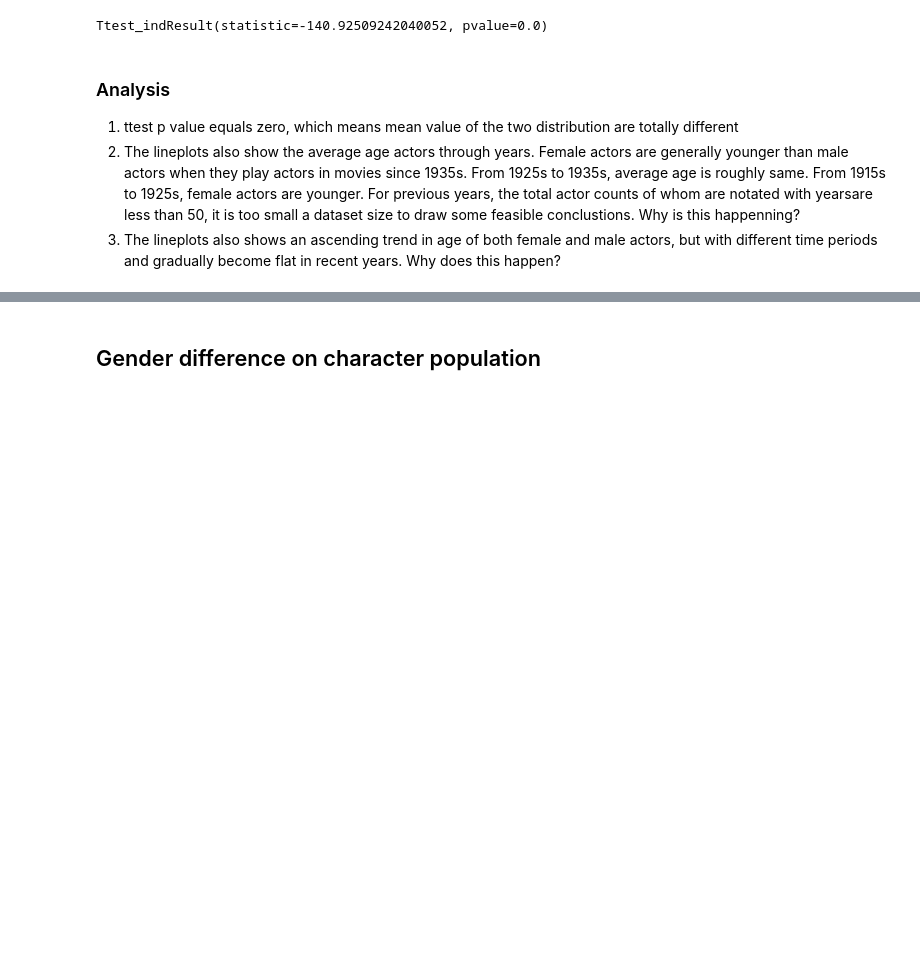
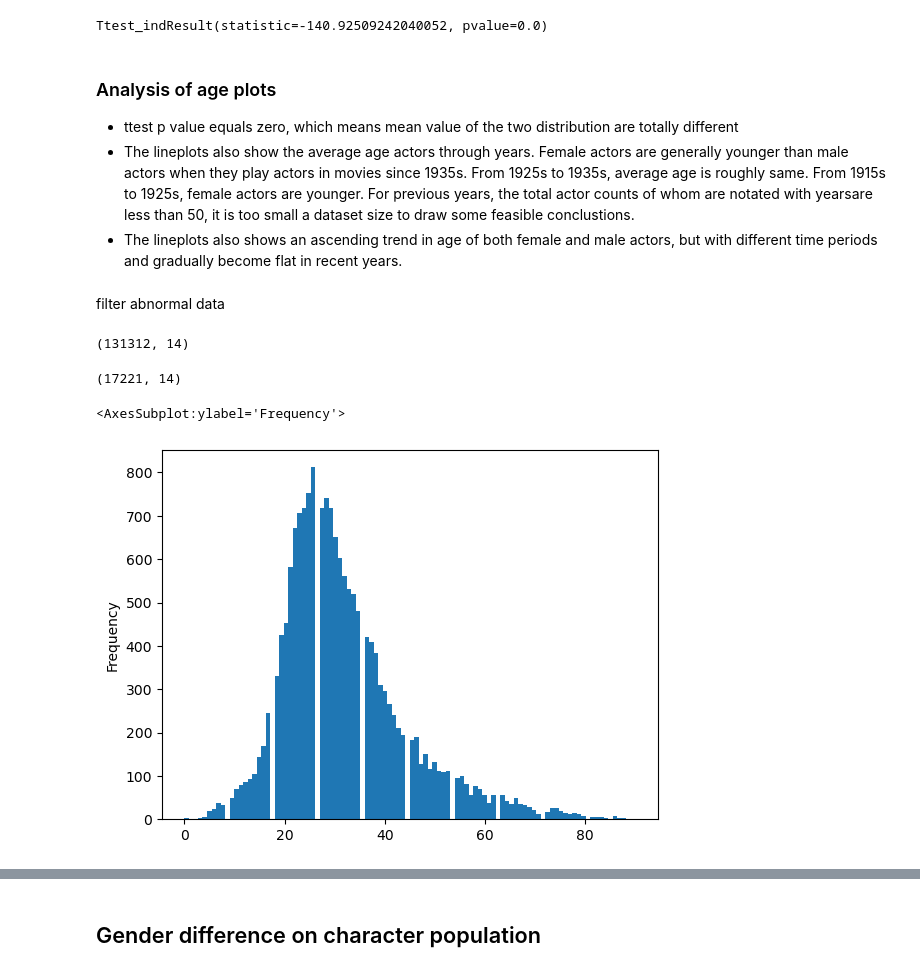
Before and after one commit to epfl-ada/ada-2022-project-alldatapointaccurate, a Jupyter notebook: processing.ipynb, the cells around one changed output, grey strips where cells are left out. Saved outputs shown, nothing was run; the diff lists cells and outputs as text; code cells hidden in the pictures; blank space fills up the shorter version.

```diff
--- a/processing.ipynb
+++ b/processing.ipynb
@@ -264,7 +263,23 @@ stats.ttest_ind(female_age['actor_age'], male_age['actor_age'])
 # %% [output]
 Ttest_indResult(statistic=-140.92509242040052, pvalue=0.0)
 # %% [markdown]
-### Analysis
-1. ttest p value equals zero, which means mean value of the two distribution are totally different
-2. The lineplots also show the average age actors through years. Female actors are generally younger than male actors when they play actors in movies since 1935s. From 1925s to 1935s, average age is roughly same. From 1915s to 1925s, female actors are younger. For previous years, the total actor counts of whom are notated with yearsare less than 50, it is too small a dataset size to draw some feasible conclustions. Why is this happenning?
-3. The lineplots also shows an ascending trend in age of both female and male actors, but with different time periods and gradually become flat in recent years. Why does this happen?
+### Analysis of age plots
+- ttest p value equals zero, which means mean value of the two distribution are totally different
+- The lineplots also show the average age actors through years. Female actors are generally younger than male actors when they play actors in movies since 1935s. From 1925s to 1935s, average age is roughly same. From 1915s to 1925s, female actors are younger. For previous years, the total actor counts of whom are notated with yearsare less than 50, it is too small a dataset size to draw some feasible conclustions.
+- The lineplots also shows an ascending trend in age of both female and male actors, but with different time periods and gradually become flat in recent years.
+# %% [markdown]
+filter abnormal data
+# %%
+print(female.shape)
+# %% [output]
+(131312, 14)
+# %%
+female_filtered= female.drop(female[female['actor_age']<0].index).dropna()
+print(female_filtered.shape)
+# %% [output]
+(17221, 14)
+# %%
+female_filtered.actor_age.plot(kind = "hist", bins = 100)
+# %% [output]
+<AxesSubplot:ylabel='Frequency'>
+[figure, added]
```
Also changed, not shown: parts of 29 cells of this notebook.
